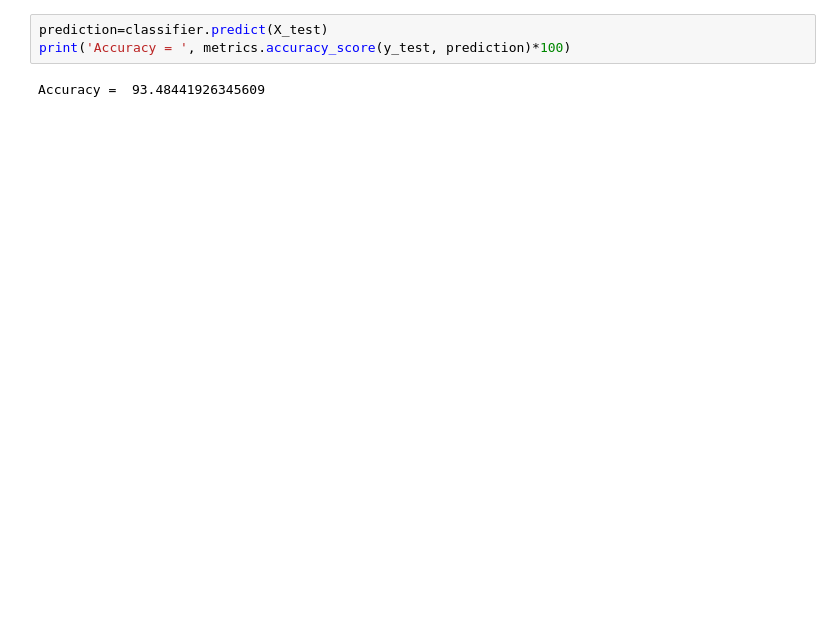
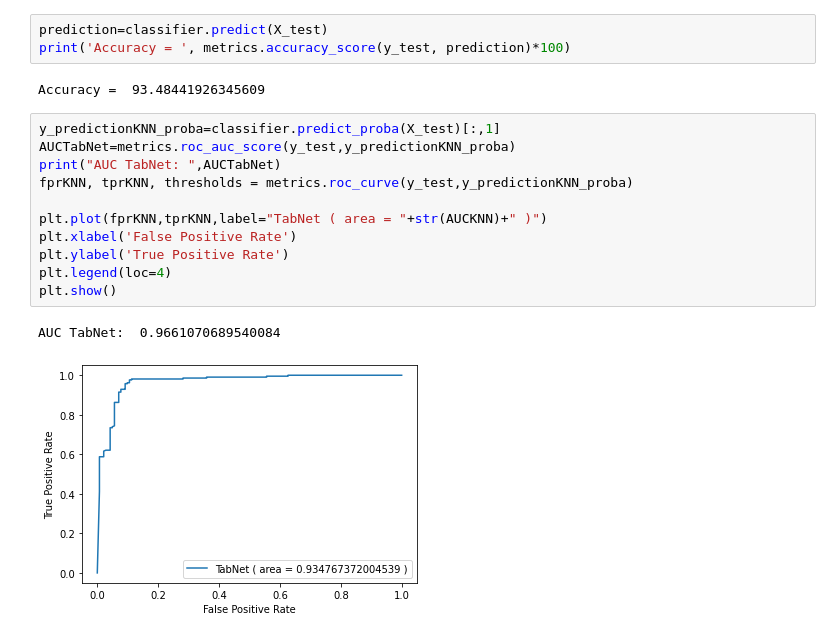
Before and after one commit to Thasneem-vazim/Final-dataset-depression-detection, a Jupyter notebook: Final_dataset_Using_Boruta.ipynb, the cells around one changed output. Cells and saved outputs as stored; diff of their text form; blank space fills up the shorter version.

```diff
--- a/Final_dataset_Using_Boruta.ipynb
+++ b/Final_dataset_Using_Boruta.ipynb
@@ -624,3 +627,17 @@ prediction=classifier.predict(X_test)
 print('Accuracy = ', metrics.accuracy_score(y_test, prediction)*100)
 # %% [output]
 Accuracy =  93.48441926345609
+# %%
+y_predictionKNN_proba=classifier.predict_proba(X_test)[:,1]
+AUCTabNet=metrics.roc_auc_score(y_test,y_predictionKNN_proba)
+print("AUC TabNet: ",AUCTabNet)
+fprKNN, tprKNN, thresholds = metrics.roc_curve(y_test,y_predictionKNN_proba)
+
+plt.plot(fprKNN,tprKNN,label="TabNet ( area = "+str(AUCKNN)+" )")
+plt.xlabel('False Positive Rate')
+plt.ylabel('True Positive Rate')
+plt.legend(loc=4)
+plt.show()
+# %% [output]
+AUC TabNet:  0.9661070689540084
+[figure, added]
```
Also changed, not shown: parts of 4 cells of this notebook.
